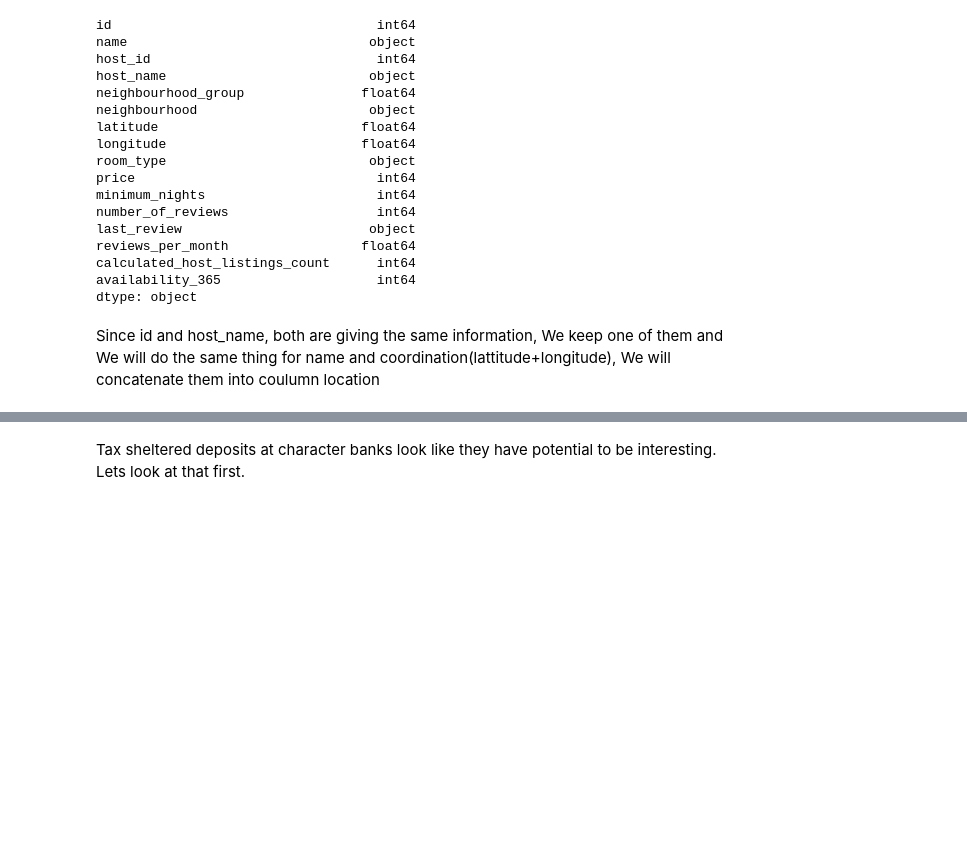
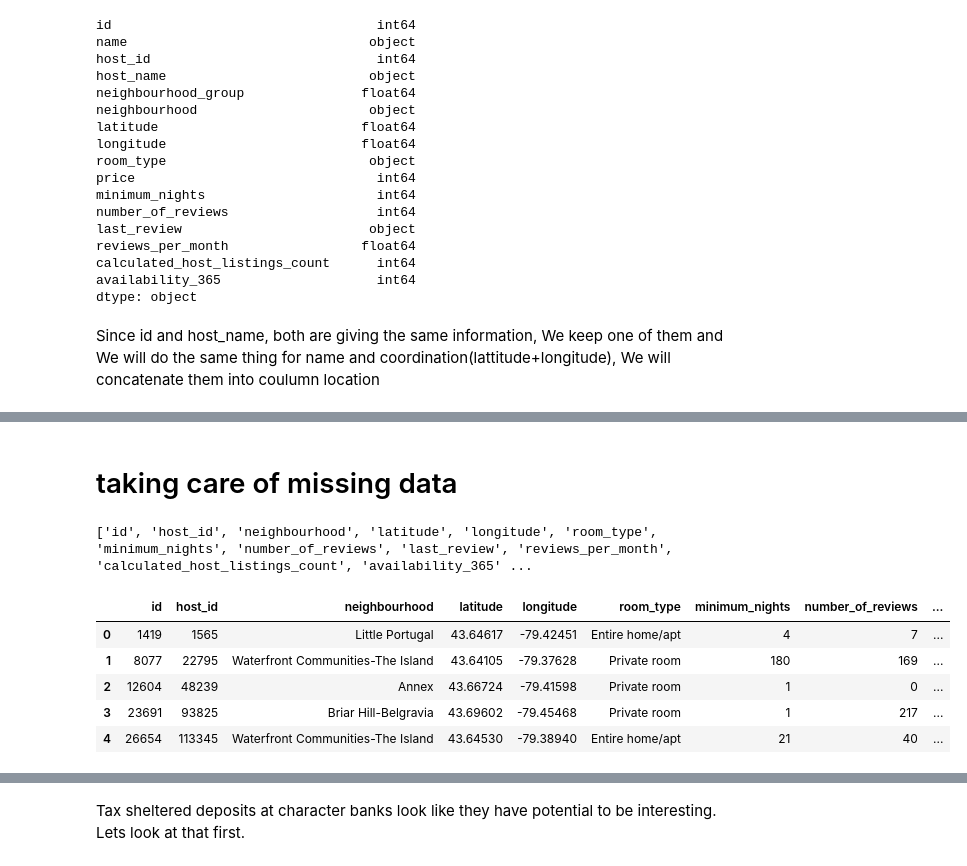
Before and after one commit to gananPrabaharan/Airbnb, a Jupyter notebook: ProjectAirbnb.ipynb, the cells around one changed output, grey strips where cells are left out. Saved outputs shown, nothing was run; the diff lists cells and outputs as text; code cells hidden in the pictures; blank space fills up the shorter version.

```diff
--- a/ProjectAirbnb.ipynb
+++ b/ProjectAirbnb.ipynb
@@ -110,3 +114,0 @@ Since VECTOR now uniquely maps to the description of the value. Lets make a dict
-# %%
-mydict = df.set_index('VECTOR').to_dict()['Currency outside banks and chartered bank deposits']
-df.drop('Currency outside banks and chartered bank deposits', axis = 1, inplace = True)
@@ -116,0 +115,15 @@ Lets start by looking at the values available to us in our new dictionary and co
+# %% [markdown]
+# taking care of missing data
+# %%
+df = df[['id', 'host_id', 'neighbourhood', 'latitude', 'longitude', 'room_type','minimum_nights', 'number_of_reviews', 'last_review', 'reviews_per_month', 'calculated_host_listings_count', 'availability_365', 'location', 'price']]
+cols = list(df.columns.values)
+print(cols)
+df.head()
+# %% [output]
+['id', 'host_id', 'neighbourhood', 'latitude', 'longitude', 'room_type', 'minimum_nights', 'number_of_reviews', 'last_review', 'reviews_per_month', 'calculated_host_listings_count', 'availability_365' ...
+|  | id | host_id | neighbourhood | latitude | longitude | room_type | minimum_nights | number_of_reviews | ... |
+| 0 | 1419 | 1565 | Little Portugal | 43.64617 | -79.42451 | Entire home/apt | 4 | 7 | ... |
+| 1 | 8077 | 22795 | Waterfront Communities-The Island | 43.64105 | -79.37628 | Private room | 180 | 169 | ... |
+| 2 | 12604 | 48239 | Annex | 43.66724 | -79.41598 | Private room | 1 | 0 | ... |
+| 3 | 23691 | 93825 | Briar Hill-Belgravia | 43.69602 | -79.45468 | Private room | 1 | 217 | ... |
+| 4 | 26654 | 113345 | Waterfront Communities-The Island | 43.64530 | -79.38940 | Entire home/apt | 21 | 40 | ... |
```
Also changed, not shown: parts of 17 cells of this notebook.
